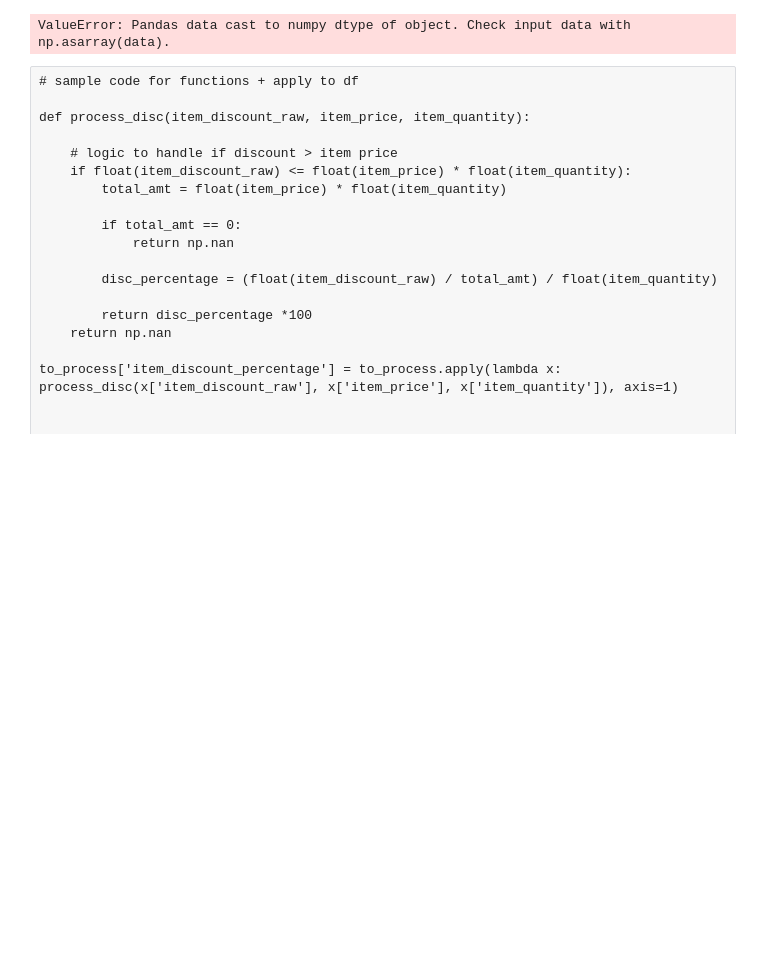
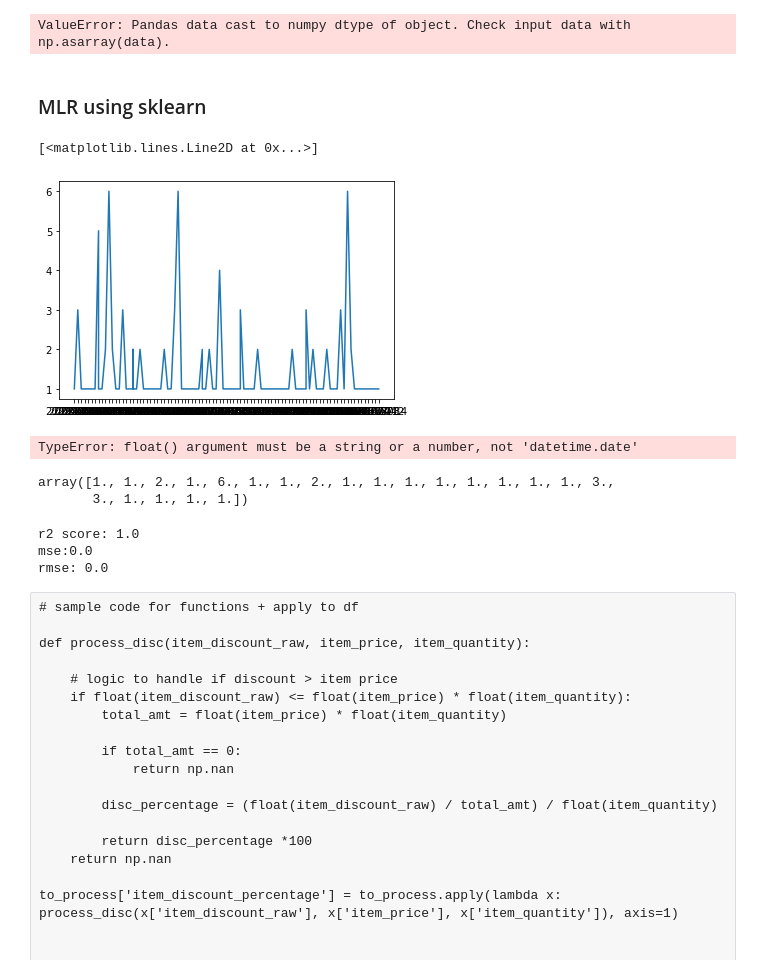
Before and after one commit to kevanoktavio/CloudWine_DemandPrediction, a Jupyter notebook: development/notebooks/cara_model.ipynb, the cells around one changed output. Cells and saved outputs as stored; diff of their text form; code cells hidden in the pictures; blank space fills up the shorter version.

```diff
--- a/development/notebooks/cara_model.ipynb
+++ b/development/notebooks/cara_model.ipynb
@@ -74,6 +92,9 @@ sample.head(2)
 # %%
+# remove the item name
 sample.drop(columns=sample.columns[1], axis=1, inplace=True)
-sample = sample.groupby('order_time', group_keys=True).apply(lambda x:x)
+
+# group by order time
+#sample = sample.groupby('order_time', group_keys=True).apply(lambda x:x)
 # %% [output]
 A value is trying to be set on a copy of a slice from a DataFrame
 
@@ -116,3 +136,12 @@ model_fit = model.fit()
 prediction = model_fit.forecast(model_fit.y, steps=len(test))
 # %% [output]
 ValueError: Pandas data cast to numpy dtype of object. Check input data with np.asarray(data).
+# %% [markdown]
+### MLR using sklearn
+# %%
+x = sample['order_time'].astype(str)
+y = sample['item_quantity']
+plt.plot(x,y)
+# %% [output]
+[<matplotlib.lines.Line2D at 0x...>]
+[figure, added]
@@ -119,3 +161,28 @@ ValueError: Pandas data cast to numpy dtype of object. Check input data with np.
+# %%
+from sklearn.linear_model import LinearRegression
+model = LinearRegression()
+model.fit(x_train, y_train)
+# %% [output]
+TypeError: float() argument must be a string or a number, not 'datetime.date'
+# %%
+y_pred = model.predict(x_test)
+y_pred
+# %% [output]
+array([1., 1., 2., 1., 6., 1., 1., 2., 1., 1., 1., 1., 1., 1., 1., 1., 3.,
+       3., 1., 1., 1., 1.])
+# %%
+# evaluating the sklearn model
+
+from sklearn.metrics import r2_score
+from sklearn.metrics import mean_squared_error
+
+print('r2 score: ' + str(r2_score(y_test, y_pred)))
+print('mse:' + str(mean_squared_error(y_test,y_pred)))
+print('rmse: ' + str(np.sqrt(mean_squared_error(y_test,y_pred))))
+# %% [output]
+r2 score: 1.0
+mse:0.0
+rmse: 0.0
 # %% [raw]
 # sample code for functions + apply to df
 
```
Also changed, not shown: parts of 5 cells of this notebook.
